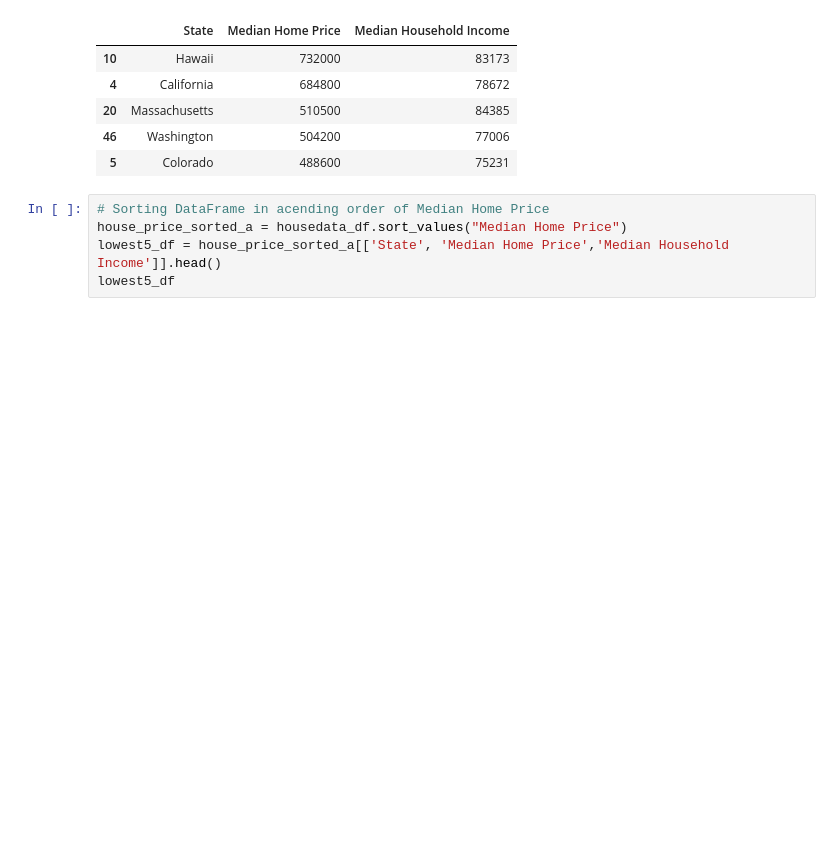
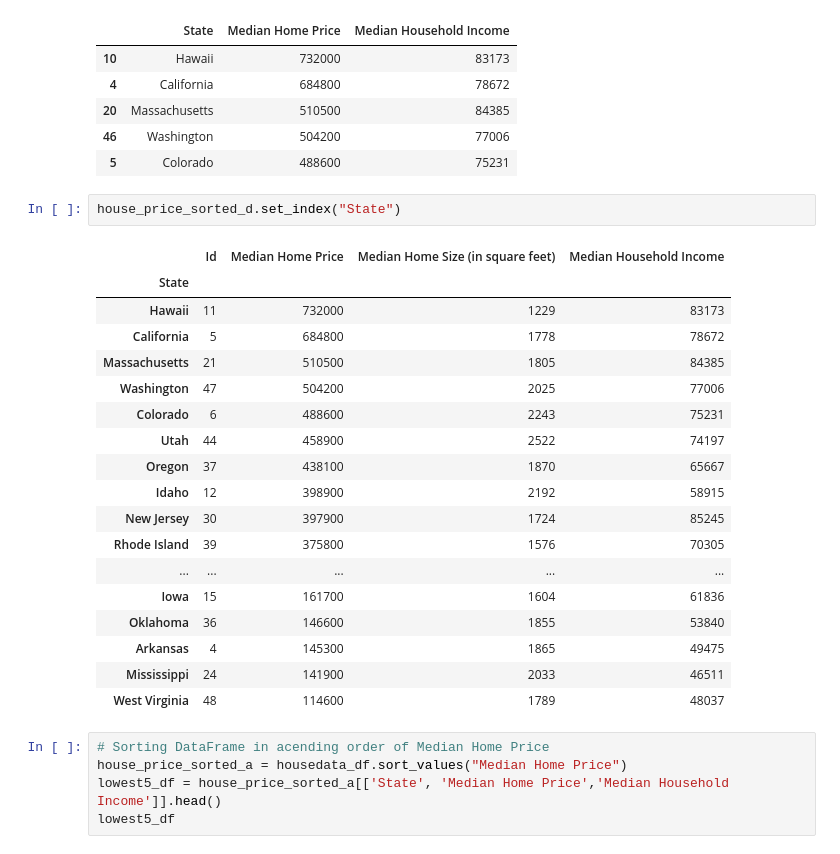
Before and after one commit to erikacamach/Project-3, a Jupyter notebook: analysis.ipynb, the cells around one changed output. Cells and saved outputs as stored; diff of their text form; blank space fills up the shorter version.

```diff
--- a/analysis.ipynb
+++ b/analysis.ipynb
@@ -41,6 +41,27 @@ highest5_df
 | 20 | Massachusetts | 510500 | 84385 |
 | 46 | Washington | 504200 | 77006 |
 | 5 | Colorado | 488600 | 75231 |
+# %%
+house_price_sorted_d.set_index("State")
+# %% [output]
+|  | Id | Median Home Price | Median Home Size (in square feet) | Median Household Income |
+| State |  |  |  |  |
+| Hawaii | 11 | 732000 | 1229 | 83173 |
+| California | 5 | 684800 | 1778 | 78672 |
+| Massachusetts | 21 | 510500 | 1805 | 84385 |
+| Washington | 47 | 504200 | 2025 | 77006 |
+| Colorado | 6 | 488600 | 2243 | 75231 |
+| Utah | 44 | 458900 | 2522 | 74197 |
+| Oregon | 37 | 438100 | 1870 | 65667 |
+| Idaho | 12 | 398900 | 2192 | 58915 |
+| New Jersey | 30 | 397900 | 1724 | 85245 |
+| Rhode Island | 39 | 375800 | 1576 | 70305 |
+| ... | ... | ... | ... | ... |
+| Iowa | 15 | 161700 | 1604 | 61836 |
+| Oklahoma | 36 | 146600 | 1855 | 53840 |
+| Arkansas | 4 | 145300 | 1865 | 49475 |
+| Mississippi | 24 | 141900 | 2033 | 46511 |
+| West Virginia | 48 | 114600 | 1789 | 48037 |
 # %%
 # Sorting DataFrame in acending order of Median Home Price
 house_price_sorted_a = housedata_df.sort_values("Median Home Price")
```
Also changed, not shown: parts of 2 cells of this notebook.
